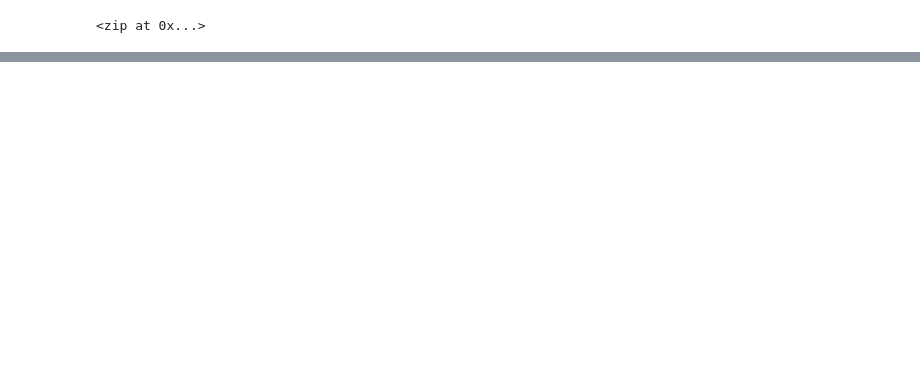
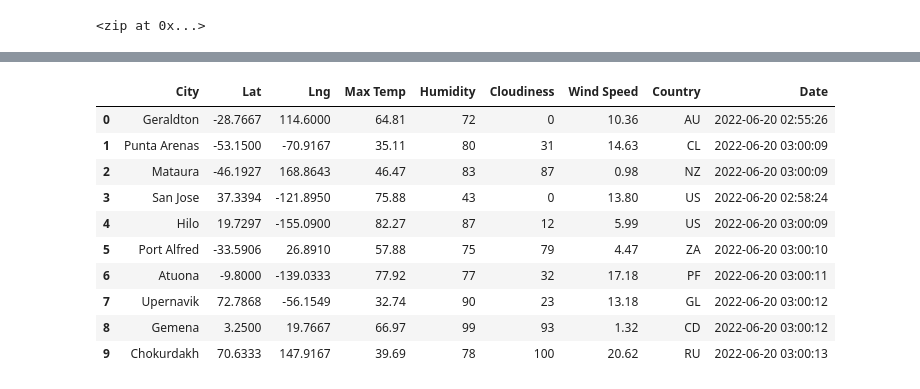
Before and after one commit to Grabka84/World_Weather_Analysis, a Jupyter notebook: WeatherPy.ipynb, the cells around one changed output, grey strips where cells are left out. Drawn from its saved outputs; the diff is of its cells as text; code cells hidden in the pictures; blank space fills up the shorter version.

Commit message:
end of 6.2 - creating a weather dataframe

```diff
--- a/WeatherPy.ipynb
+++ b/WeatherPy.ipynb
@@ -31,0 +43,4 @@ len(cities)
+# %%
+# Starting URL for Weather Map API Call.
+url = "http://api.openweathermap.org/data/2.5/weather?units=Imperial&APPID=" + weather_api_key
+print(url)
@@ -31,0 +130,16 @@ len(cities)
+# %%
+# Convert the array of dictionaries to a Pandas DataFrame.
+city_data_df = pd.DataFrame(city_data)
+city_data_df.head(10)
+# %% [output]
+|  | City | Lat | Lng | Max Temp | Humidity | Cloudiness | Wind Speed | Country | Date |
+| 0 | Geraldton | -28.7667 | 114.6000 | 64.81 | 72 | 0 | 10.36 | AU | 2022-06-20 02:55:26 |
+| 1 | Punta Arenas | -53.1500 | -70.9167 | 35.11 | 80 | 31 | 14.63 | CL | 2022-06-20 03:00:09 |
+| 2 | Mataura | -46.1927 | 168.8643 | 46.47 | 83 | 87 | 0.98 | NZ | 2022-06-20 03:00:09 |
+| 3 | San Jose | 37.3394 | -121.8950 | 75.88 | 43 | 0 | 13.80 | US | 2022-06-20 02:58:24 |
+| 4 | Hilo | 19.7297 | -155.0900 | 82.27 | 87 | 12 | 5.99 | US | 2022-06-20 03:00:09 |
+| 5 | Port Alfred | -33.5906 | 26.8910 | 57.88 | 75 | 79 | 4.47 | ZA | 2022-06-20 03:00:10 |
+| 6 | Atuona | -9.8000 | -139.0333 | 77.92 | 77 | 32 | 17.18 | PF | 2022-06-20 03:00:11 |
+| 7 | Upernavik | 72.7868 | -56.1549 | 32.74 | 90 | 23 | 13.18 | GL | 2022-06-20 03:00:12 |
+| 8 | Gemena | 3.2500 | 19.7667 | 66.97 | 99 | 93 | 1.32 | CD | 2022-06-20 03:00:12 |
+| 9 | Chokurdakh | 70.6333 | 147.9167 | 39.69 | 78 | 100 | 20.62 | RU | 2022-06-20 03:00:13 |
```
Also changed, not shown: parts of 6 cells of this notebook, 3 other files.
